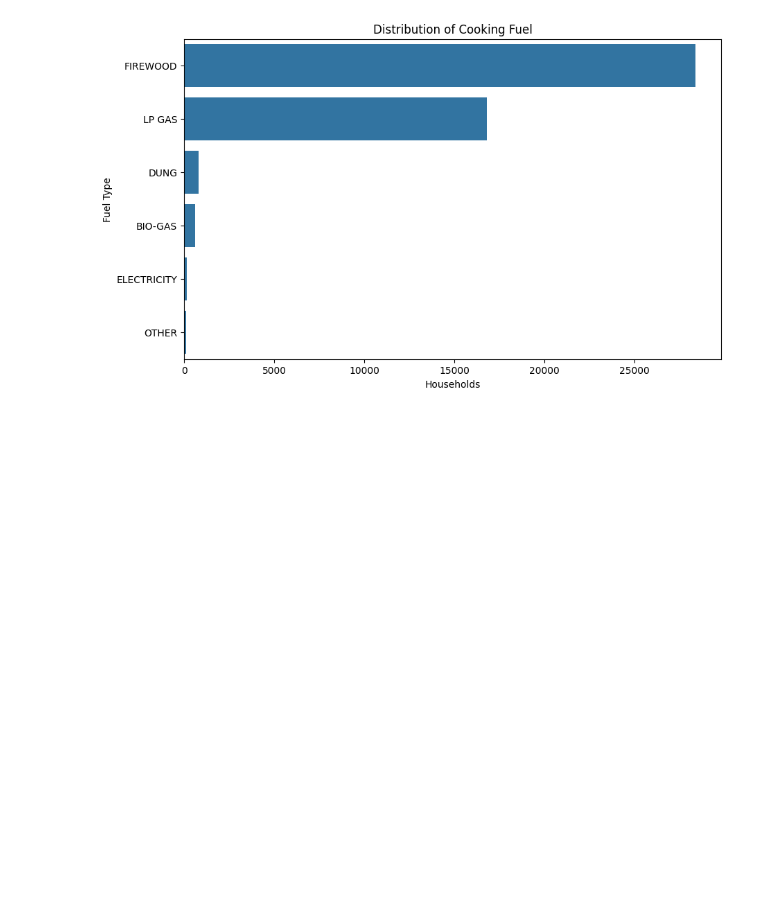
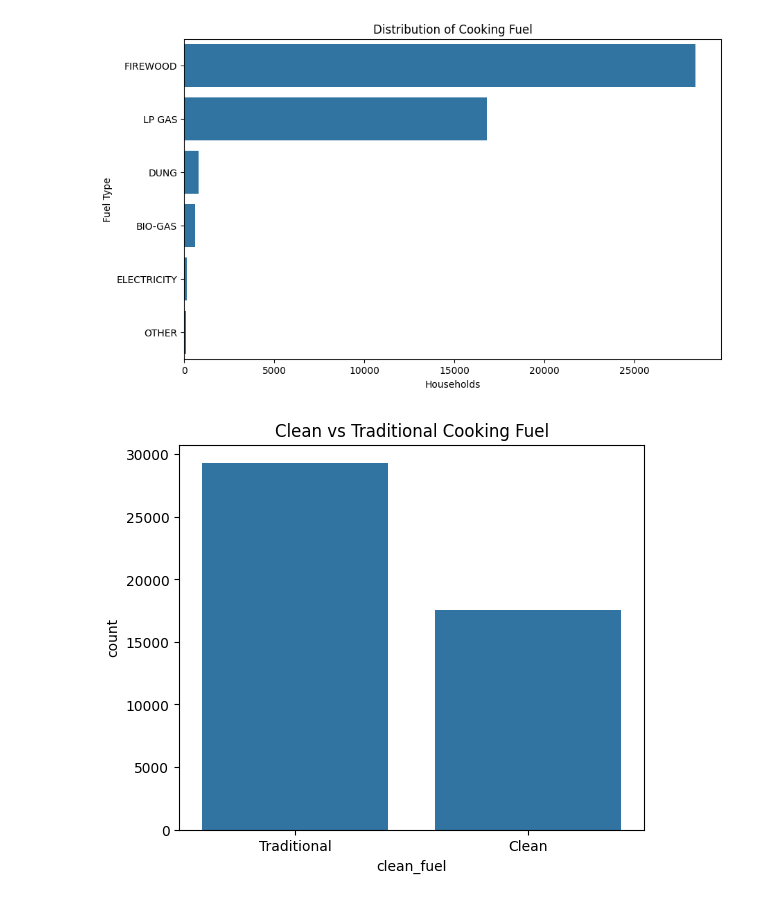
Before and after one commit to AnjaliSapkota/Nepal-Fuel-use-Analysis, a Jupyter notebook: analysis.ipynb, the cells around one changed output. Drawn from its saved outputs; the diff is of its cells as text; code cells hidden in the pictures; blank space fills up the shorter version.

```diff
--- a/analysis.ipynb
+++ b/analysis.ipynb
@@ -598,3 +598,18 @@ plt.ylabel("Fuel Type")
 plt.show()
 # %% [output]
 [figure]
+# %%
+plt.figure(figsize=(6,5))
+
+sns.countplot(
+    data=master,
+    x="clean_fuel"
+)
+
+plt.xticks([0,1],["Traditional","Clean"])
+
+plt.title("Clean vs Traditional Cooking Fuel")
+
+plt.show()
+# %% [output]
+[figure, added]
```
Also changed, not shown: parts of 9 cells of this notebook.
